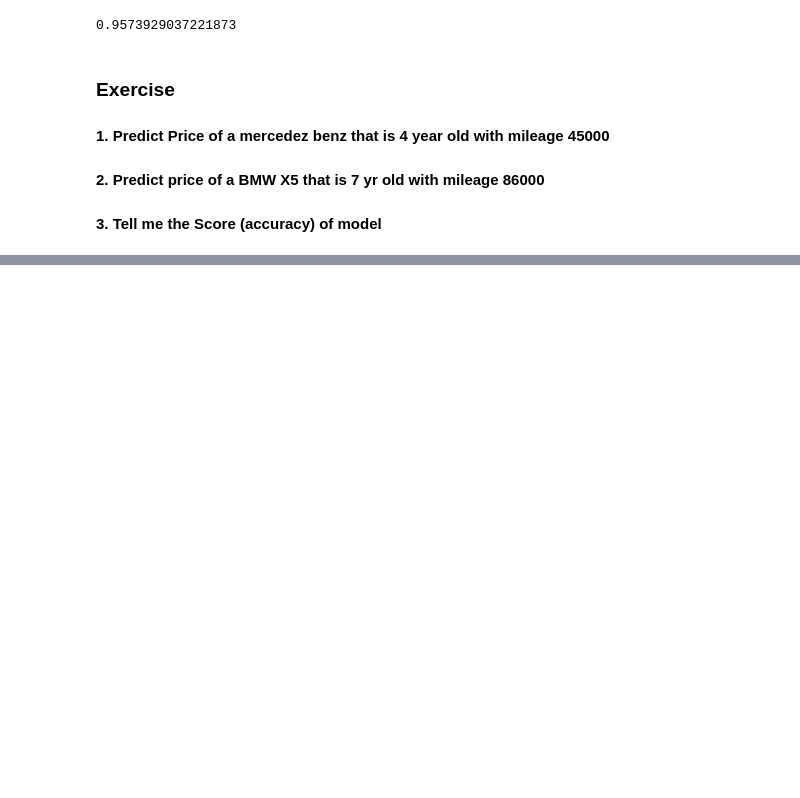
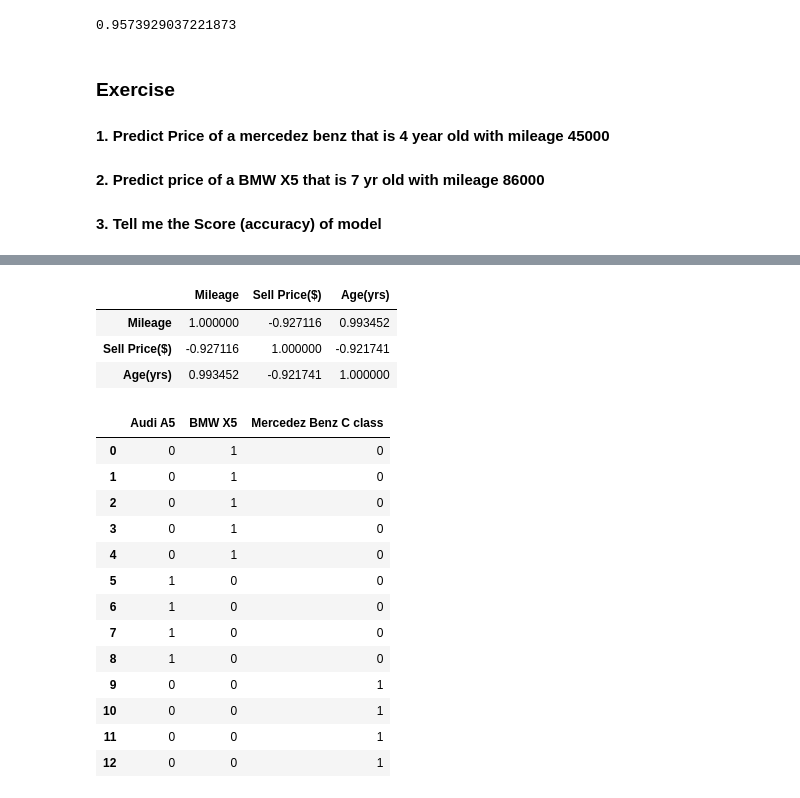
Before and after one commit to Ayomide906/MyProjects, a Jupyter notebook: Project3/catego_one_hot_encod.ipynb, the cells around one changed output, grey strips where cells are left out. Cells and saved outputs as stored; diff of their text form; code cells hidden in the pictures; blank space fills up the shorter version.

```diff
--- a/Project3/catego_one_hot_encod.ipynb
+++ b/Project3/catego_one_hot_encod.ipynb
@@ -195,0 +206,25 @@ model2.score(x_combo,dfle.price)
+# %%
+df_car.corr(numeric_only=True)
+# %% [output]
+|  | Mileage | Sell Price($) | Age(yrs) |
+| Mileage | 1.000000 | -0.927116 | 0.993452 |
+| Sell Price($) | -0.927116 | 1.000000 | -0.921741 |
+| Age(yrs) | 0.993452 | -0.921741 | 1.000000 |
+# %%
+dummy=pd.get_dummies(df_car['Car Model'],dtype=int)
+dummy
+# %% [output]
+|  | Audi A5 | BMW X5 | Mercedez Benz C class |
+| 0 | 0 | 1 | 0 |
+| 1 | 0 | 1 | 0 |
+| 2 | 0 | 1 | 0 |
+| 3 | 0 | 1 | 0 |
+| 4 | 0 | 1 | 0 |
+| 5 | 1 | 0 | 0 |
+| 6 | 1 | 0 | 0 |
+| 7 | 1 | 0 | 0 |
+| 8 | 1 | 0 | 0 |
+| 9 | 0 | 0 | 1 |
+| 10 | 0 | 0 | 1 |
+| 11 | 0 | 0 | 1 |
+| 12 | 0 | 0 | 1 |
```
Also changed, not shown: parts of 8 cells of this notebook, 1 other file.
